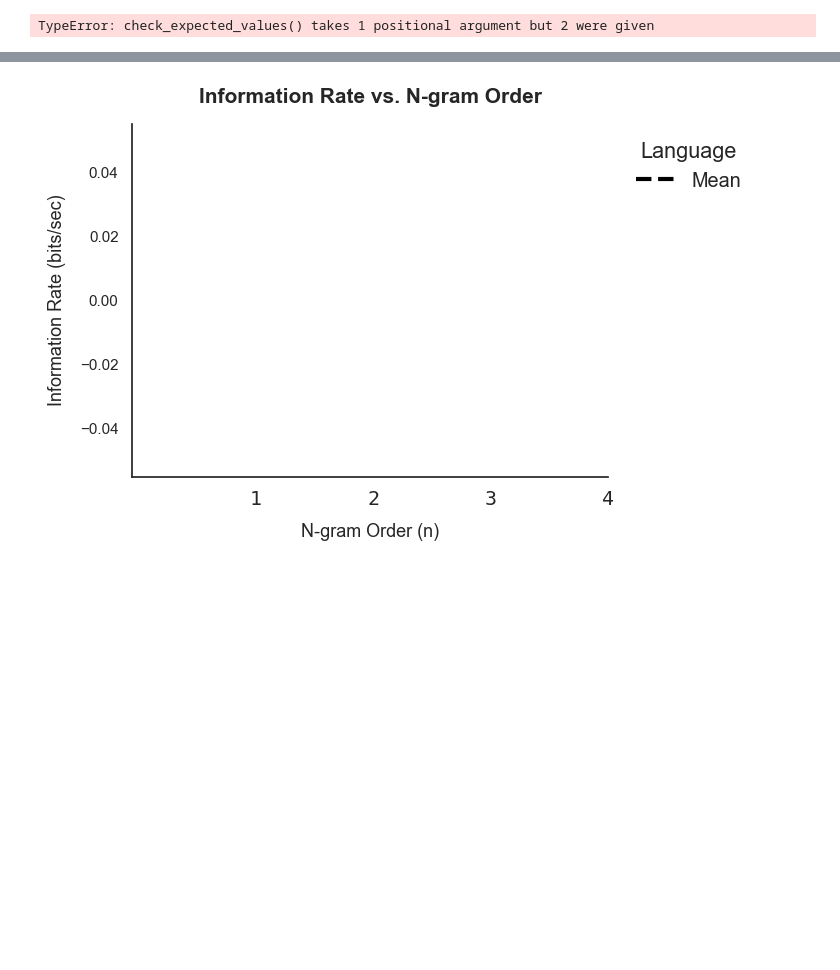
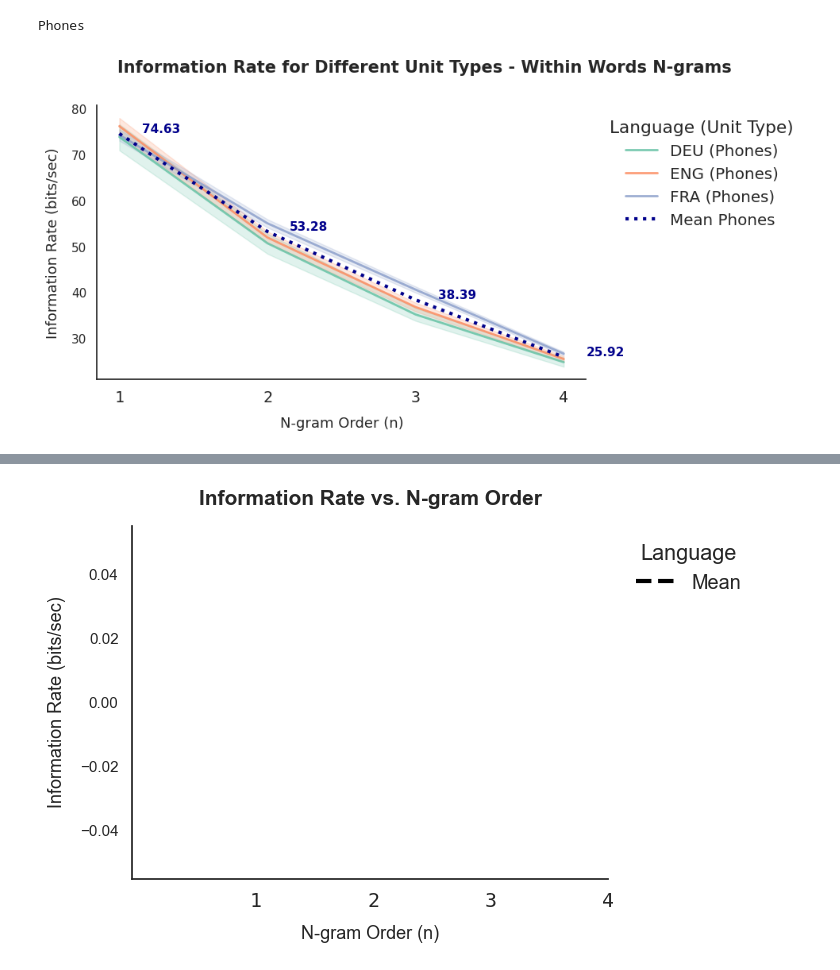
Before and after one commit to ETHZMSProjects/Coupe_Expansion, a Jupyter notebook: emillys_code/plotting.ipynb, the cells around one changed output, grey strips where cells are left out. Saved outputs shown, nothing was run; the diff lists cells and outputs as text; code cells hidden in the pictures; blank space fills up the shorter version.

Commit message:
Enhance plots to show numbers for different condition combinations, added a table with actual numbers

```diff
--- a/emillys_code/plotting.ipynb
+++ b/emillys_code/plotting.ipynb
@@ -186,7 +115,7 @@ import seaborn as sns
 import matplotlib.pyplot as plt
 from helpers import check_expected_values
 
-def plot_inforate_vs_ngram_order(text_type):
+def plot_inforate_vs_ngram_order(text_type, processing_types,languages):
     """
     Plot Information Rate vs. N-gram Order for different languages and linguistic units.
     Both syllables and phones appear as different lines in the same plot.
@@ -197,26 +126,23 @@ def plot_inforate_vs_ngram_order(text_type):
 
     # Load and filter
     df = pd.read_csv(
-        "produced_data/inter_intra_comparison.csv",
+        "produced_data_large_corpus/inter_intra_comparison.csv",
         encoding="utf-8",
         sep=","
     )
 
     df.columns = df.columns.str.strip()
-    languages = ['DEU'] # Change as needed
     df = df[df["Language"].isin(languages)]
 
-    processing_types = ["sylls", "phones", 'words']
-
     # Check for data coverage
-    if not check_expected_values(df):
-        print("Data coverage check failed. Ensure all expected values are present.")
-        return
+    #if not check_expected_values(df):
+        #print("Data coverage check failed. Ensure all expected values are present.")
+        #return
 
     # Set style
     sns.set_context("notebook", font_scale=1.3)
     sns.set_style("white")
-    plt.figure(figsize=(10, 6))
+    plt.figure(figsize=(10, 5))
 
     # Collect all data for both processing types
     all_data = []
@@ -230,9 +156,6 @@ def plot_inforate_vs_ngram_order(text_type):
                    and processing_type in col
                    and "IR_" in col]
 
-
-        print(f"\nProcessing {processing_type} for {text_type}:")
-        print(f"Found IR columns: {IR_cols}")
 
         if not IR_cols:
             print(f"No IR columns found for {processing_type} and {text_type}")
@@ -250,25 +173,14 @@ def plot_inforate_vs_ngram_order(text_type):
         # Remove rows where n-gram order extraction failed
         df_IR_long = df_IR_long.dropna(subset=['n'])
 
-        # CHECK: Print ID and IR values for this linguistic unit
-        print(f"\n=== {processing_type.upper()} VALUES ===")
-        print(f"Sample IR values by n-gram order:")
-        for n in [1, 2, 3, 4]:
-            subset = df_IR_long[df_IR_long["n"] == n]
-            if not subset.empty:
-                print(f"  N-gram {n}: IR range = {subset['IR'].min():.2f} to {subset['IR'].max():.2f}")
-                print(f"    Mean IR = {subset['IR'].mean():.2f}")
-
-        # Also print first few rows to see the actual data
-        print(f"\nFirst rows of {processing_type} data:")
-        print(df_IR_long[:25])
-
         if df_IR_long.empty:
             print(f"No valid data for {processing_type}")
             continue
 
         # Add linguistic unit information
-        df_IR_long["Linguistic_Unit"] = processing_type.title()
+        unit_name = processing_type.title()
+        print(unit_name)
+        df_IR_long["Linguistic_Unit"] = unit_name
 
         # Create combined language-unit identifier for plotting
         df_IR_long["Language_Unit"] = df_IR_long["Language"] + " (" + df_IR_long["Linguistic_Unit"] + ")"
@@ -296,46 +208,55 @@ def plot_inforate_vs_ngram_order(text_type):
         x="n", y="IR",
         hue="Language_Unit", hue_order=ordered_labels,
         palette=custom_palette,
         linewidth=2, alpha=0.85, linestyle="-"
     )
 
     # Add mean lines for each linguistic unit
     for processing_type in processing_types:
-        df_unit = df_combined[df_combined["Linguistic_Unit"] == processing_type]
+        unit_name = processing_type.title()
+        df_unit = df_combined[df_combined["Linguistic_Unit"] == unit_name]
         if not df_unit.empty:
             df_mean = df_unit.groupby("n", as_index=False)["IR"].mean()
 
-            # Use different colors/styles for different unit means
-            color = "darkred" if processing_type == "Sylls" else "darkblue"
-            linestyle = "--" if processing_type == "Sylls" else ":"
+            color = "darkred" if unit_name == "Sylls" else "darkblue"
+            linestyle = "--" if unit_name == "Sylls" else ":"
 
             sns.lineplot(data=df_mean, x="n", y="IR", color=color,
-                        label=f"{processing_type} Mean", linewidth=3, linestyle=linestyle)
+                        label=f"Mean {unit_name}", linewidth=3, linestyle=linestyle)
 
-            # Annotate mean values
-            for i, row in df_mean.iterrows():
-                plt.text(row["n"] + 0.05, row["IR"] + 0.04, f"{row['IR']:.2f}",
-                       color=color, fontsize=11, fontweight='bold')
+            for _, row in df_mean.iterrows():
+                plt.text(
+                    row["n"] + 0.28,
+                    row["IR"] + 0.28,
+                    f"{row['IR']:.2f}",
+                    ha='center',
+                    fontsize=11,
+                    fontweight='bold',
+                    color=color
+                )
 
     # Customize plot
-    plt.title(f"Information Rate for Different Unit Types - {text_type.title()} Level",
-              fontsize=15, weight='bold', pad=15)
+    label = text_type.replace('_', ' ').title()
+    plt.suptitle(
+        f"Information Rate for Different Unit Types - {label} N-grams",
+        fontsize=15, weight='bold', y=0.98, ha='center'
+    )
     plt.xlabel("N-gram Order (n)", fontsize=13, labelpad=10)
-    plt.ylabel("Information Rate (bits/sec)", fontsize=13, labelpad=10)
+    plt.ylabel("Information Rate (bits/sec)", loc='center', fontsize=13, labelpad=10)
     plt.xticks([1, 2, 3, 4], labels=["1", "2", "3", "4"], family="monospace")
     plt.yticks(fontsize=11)
-    plt.legend(title="Language (Unit - Text Type)", bbox_to_anchor=(1.02, 1), loc='upper left', frameon=False)
+    plt.legend(title="Language (Unit Type)", bbox_to_anchor=(1.02, 1), loc='upper left', frameon=False)
     sns.despine()
     plt.grid(False)
     plt.tight_layout()
 
     # Save the plot
     plt.savefig(f"images/IR_vs_ngram_order_{text_type}.png",
                 dpi=300, bbox_inches='tight')
     plt.show()
 
 
-plot_inforate_vs_ngram_order("words")
-#plot_inforate_vs_ngram_order("sentences")
+plot_inforate_vs_ngram_order(text_type = "within_words", processing_types = ['phones'], languages = ['DEU', 'ENG', 'FRA']) # Change as needed
 # %% [output]
-TypeError: check_expected_values() takes 1 positional argument but 2 were given
+Phones
+[figure, added]
```
Also changed, not shown: parts of 5 cells of this notebook.
